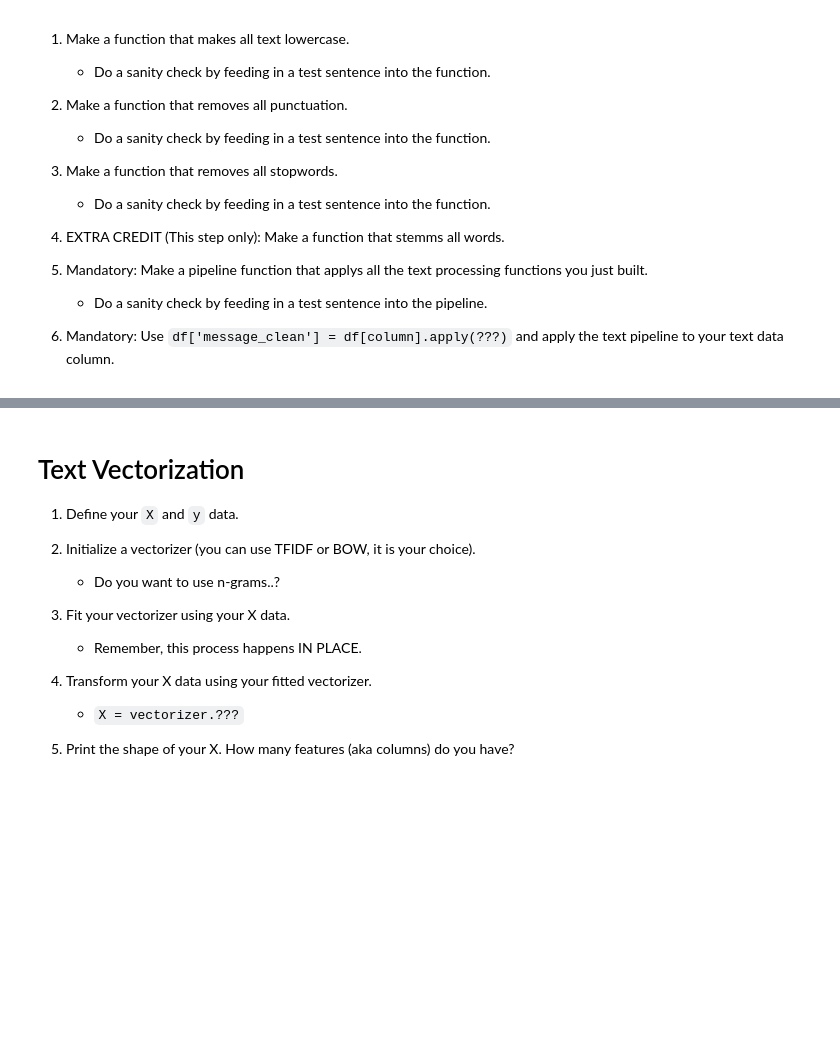
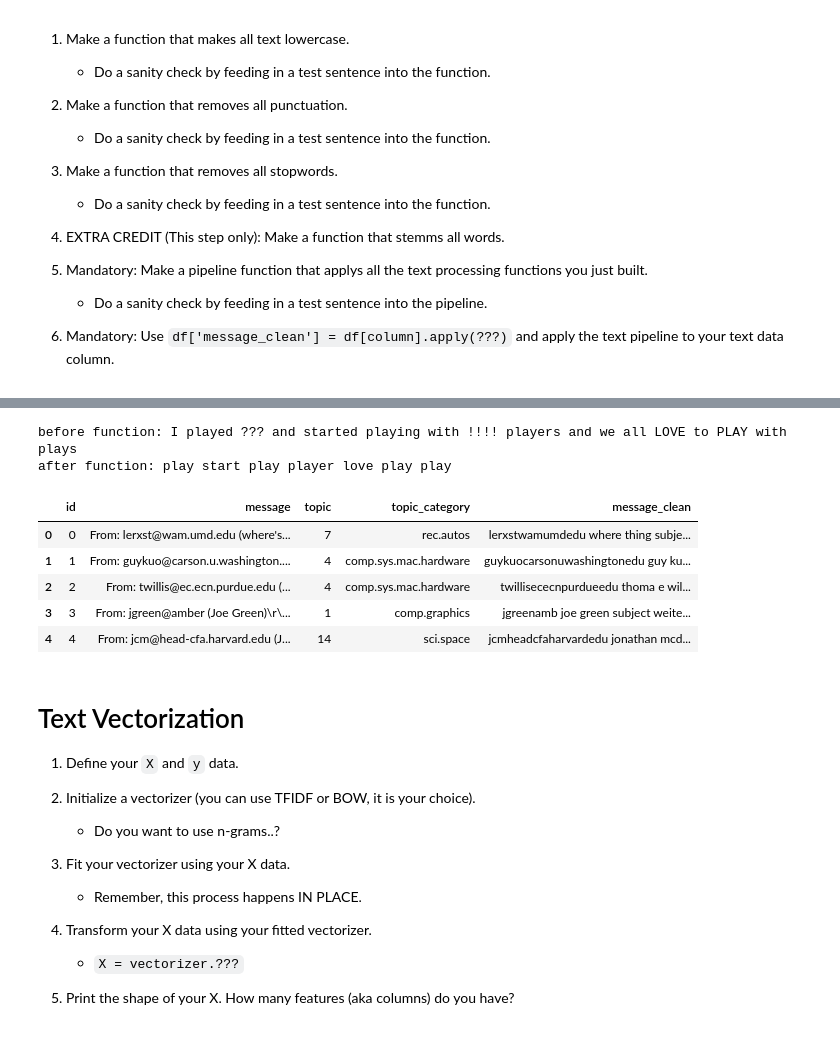
Before and after one commit to DavidGuzman1999/2021-fall-data-science, a Jupyter notebook: Week-06-NLP/Exercise-NLP.ipynb, the cells around one changed output, grey strips where cells are left out. Saved outputs shown, nothing was run; the diff lists cells and outputs as text; code cells hidden in the pictures; blank space fills up the shorter version.

```diff
--- a/Week-06-NLP/Exercise-NLP.ipynb
+++ b/Week-06-NLP/Exercise-NLP.ipynb
@@ -77,3 +77,6 @@ stopwords = stopwords.words('english')
 # %%
 # 1. Load the 20-newsgroups.csv data into a dataframe.
 # 2. Print the shape
+df = pd.read_csv("data/20-newsgroups.csv")
+print (df.shape)
+df.head()
@@ -108,4 +147,12 @@ stopwords = stopwords.words('english')
 # %%
 # 1. Make a function that makes all text lowercase.
 
-test_string = 'This is A SENTENCE with LOTS OF CAPS.'
+def make_lower(a_string):
+    return a_string.lower()
+
+test_string = 'This was A SENTENCE with lower and UPPER CASE.'
+print ("String without function: " + test_string)
+
+newString = make_lower(test_string)
+
+print ("String with function: " + newString)
@@ -112,5 +162,14 @@ test_string = 'This is A SENTENCE with LOTS OF CAPS.'
 # %%
 # 2. Make a function that removes all punctuation.
+def remove_punctuation(a_string):
+    a_string = re.sub(r'[^\w\s]','',a_string)
+    return a_string
 
 
 test_string = 'This is a sentence! 50 With lots of punctuation??? & other #things.'
+
+print ("string without function: " + test_string)
+
+test_string = remove_punctuation(test_string)
+
+print ("string with function: " + test_string)
@@ -125,10 +247,40 @@ test_string = 'I played and started playing with players and we all love to play
 # %%
 # 5. MANDATORY: Make a pipeline function that applys all the text processing functions you just built.
+# combine all functions
+
+#text pipeline
+
+def text_pipeline (a_string):
+    a_string = make_lower(a_string)
+    a_string = remove_punctuation(a_string)
+    a_string = remove_stopwords (a_string)
+    a_string = stem_word(a_string)
+
+    return a_string
 
 
-test_string = 'I played and started playing with players and we all love to play with plays'
+test_string = 'I played ??? and started playing with !!!! players and we all LOVE to PLAY with plays'
+
+print ("before function: " + test_string)
+
+test_string = text_pipeline(test_string)
+
+print ("after function: " + test_string)
+# %% [output]
+before function: I played ??? and started playing with !!!! players and we all LOVE to PLAY with plays
+after function: play start play player love play play
 # %%
 # 6. Mandatory: Use `df[column].apply(???)` and apply the text pipeline to your text data column.
+df["message_clean"] = df["message"].apply(text_pipeline)
+
+df.head()
+# %% [output]
+|  | id | message | topic | topic_category | message_clean |
+| 0 | 0 | From: lerxst@wam.umd.edu (where's... | 7 | rec.autos | lerxstwamumdedu where thing subje... |
+| 1 | 1 | From: guykuo@carson.u.washington.... | 4 | comp.sys.mac.hardware | guykuocarsonuwashingtonedu guy ku... |
+| 2 | 2 | From: twillis@ec.ecn.purdue.edu (... | 4 | comp.sys.mac.hardware | twillisececnpurdueedu thoma e wil... |
+| 3 | 3 | From: jgreen@amber (Joe Green)\r\... | 1 | comp.graphics | jgreenamb joe green subject weite... |
+| 4 | 4 | From: jcm@head-cfa.harvard.edu (J... | 14 | sci.space | jcmheadcfaharvardedu jonathan mcd... |
 # %% [markdown]
 # Text Vectorization
 
```
Also changed, not shown: parts of 25 cells of this notebook.
